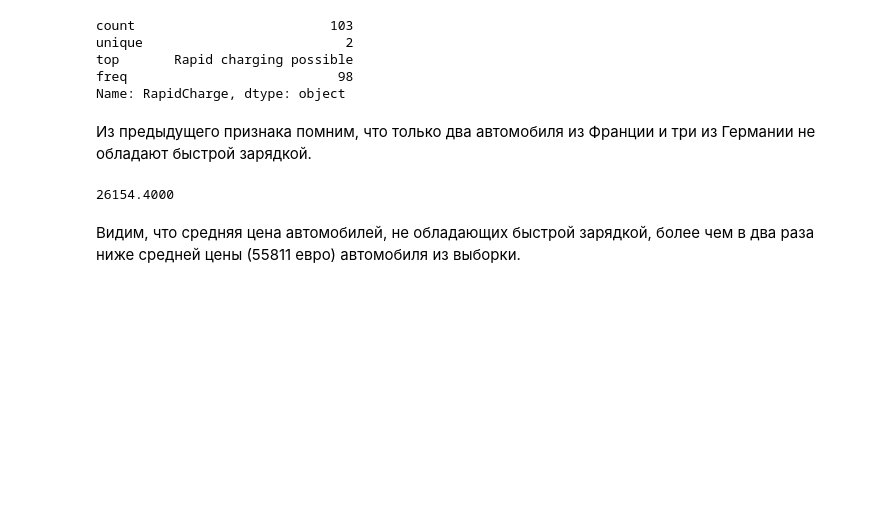
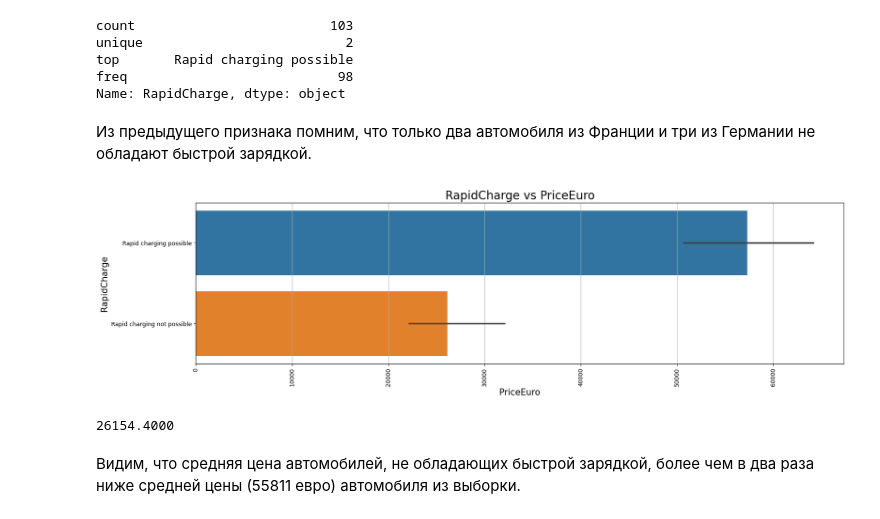
Before and after one commit to daniil-steperev/-SPBU-Machine-Learning-Homework, a Jupyter notebook: [Task1] LinearRegression/LinearRegression.ipynb, the cells around one changed output. Drawn from its saved outputs; the diff is of its cells as text; code cells hidden in the pictures; blank space fills up the shorter version.

```diff
--- a/[Task1] LinearRegression/LinearRegression.ipynb
+++ b/[Task1] LinearRegression/LinearRegression.ipynb
@@ -525,6 +525,10 @@ freq                           98
 Name: RapidCharge, dtype: object
 # %% [markdown]
 Из предыдущего признака помним, что только два автомобиля из Франции и три из Германии не обладают быстрой зарядкой.
+# %%
+show_barplot("PriceEuro", "RapidCharge")
+# %% [output]
+[figure, added]
 # %%
 df.loc[df['RapidCharge'] == 'Rapid charging not possible', 'PriceEuro'].mean()
 # %% [output]
```
Also changed, not shown: parts of 38 cells of this notebook.
